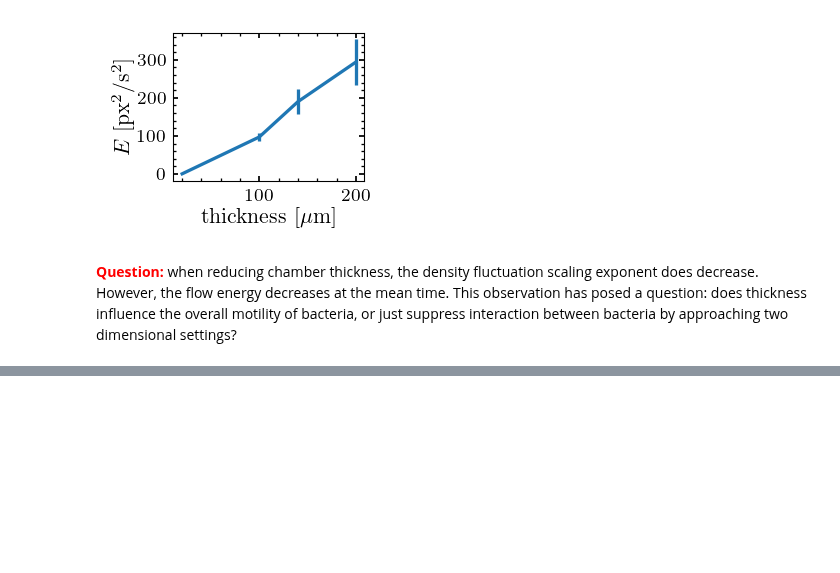
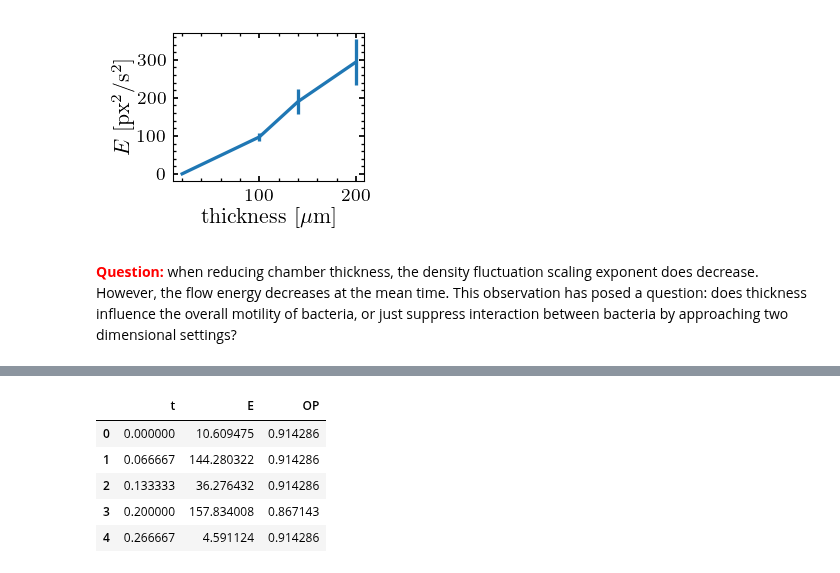
Before and after one commit to ZLoverty/Python, a Jupyter notebook: Correlation/src/Figures.ipynb, the cells around one changed output, grey strips where cells are left out. Drawn from its saved outputs; the diff is of its cells as text; code cells hidden in the pictures; blank space fills up the shorter version.

```diff
--- a/Correlation/src/Figures.ipynb
+++ b/Correlation/src/Figures.ipynb
@@ -530,0 +480,20 @@ l.loc[l.index>len(l)*0.9]
+# %%
+############
+folder = r'D:\density_fluctuations\08032020'
+n = 0
+############
+eo_folder = os.path.join(folder, 'energy_order\{:02d}'.format(n))
+df_folder = os.path.join(folder, 'df2_kinetics\{:02d}'.format(n))
+i_folder = os.path.join(folder, 'overall_intensity\{:02d}'.format(n))
+eo_data = pd.read_csv(os.path.join(eo_folder, 'energy_order.csv'))
+k_data = pd.read_csv(os.path.join(df_folder, 'kinetics_data.csv'))
+i_data = pd.read_csv(os.path.join(i_folder, 'intensity.csv'))
+# %%
+eo_data.head()
+# %% [output]
+|  | t | E | OP |
+| 0 | 0.000000 | 10.609475 | 0.914286 |
+| 1 | 0.066667 | 144.280322 | 0.914286 |
+| 2 | 0.133333 | 36.276432 | 0.914286 |
+| 3 | 0.200000 | 157.834008 | 0.867143 |
+| 4 | 0.266667 | 4.591124 | 0.914286 |
```
Also changed, not shown: parts of 20 cells of this notebook, 1 other file.
